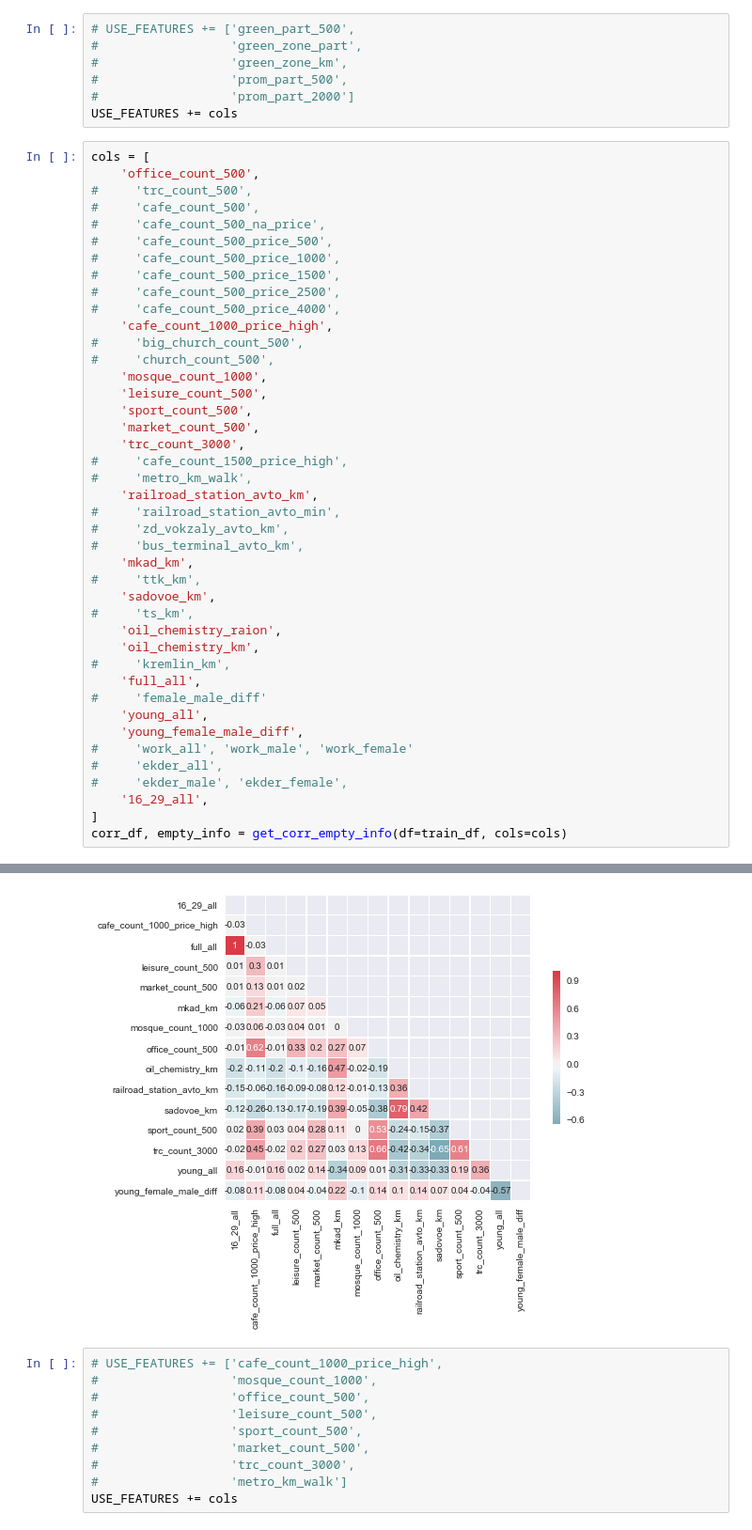
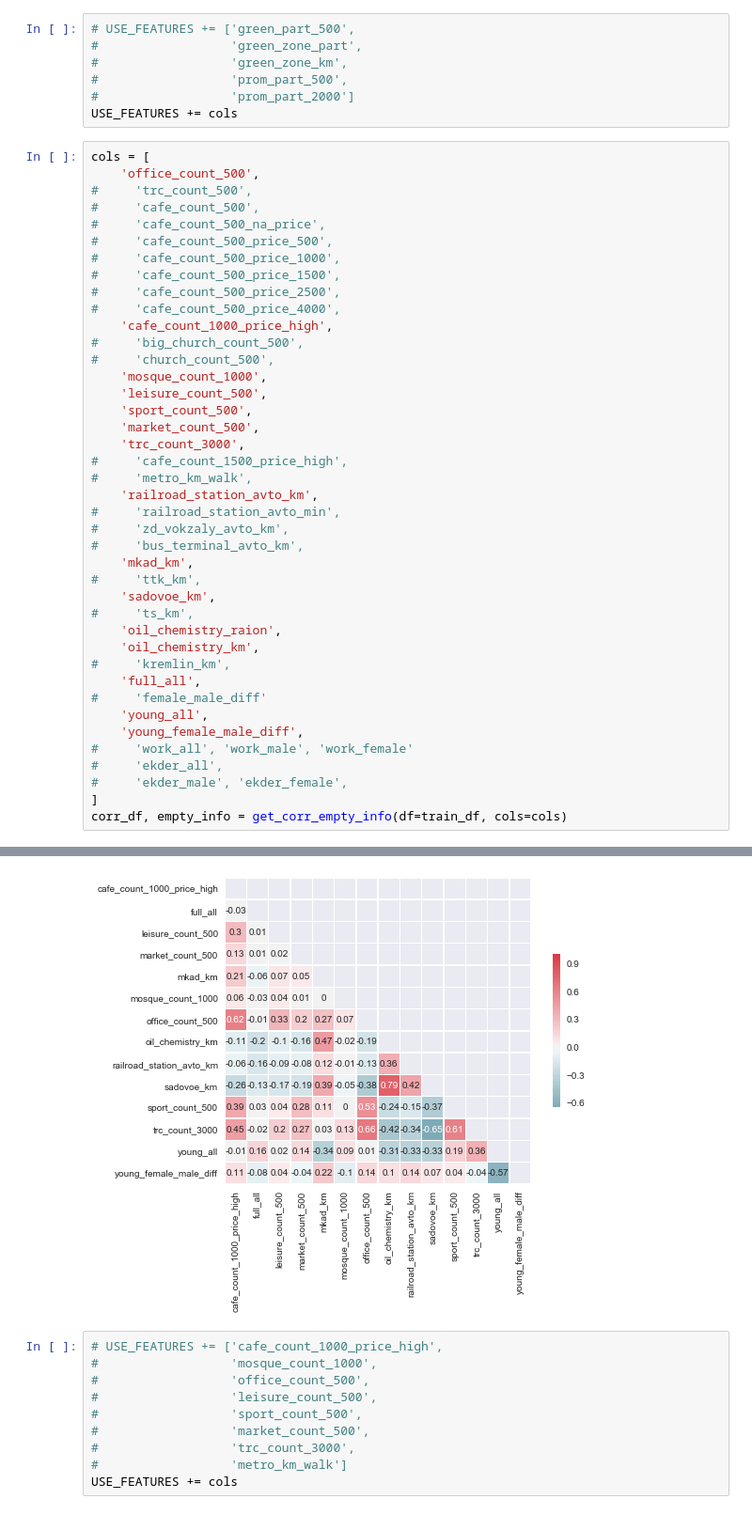
Before and after one commit to AndrewSukhobok95/HousePriceAnalysis_with_shap, a Jupyter notebook: xgbPred.ipynb, the cells around one changed output, grey strips where cells are left out. Shown at 94% size. Cells and saved outputs as stored; diff of their text form.

```diff
--- a/xgbPred.ipynb
+++ b/xgbPred.ipynb
@@ -220,7 +220,6 @@ cols = [
 #     'work_all', 'work_male', 'work_female'
 #     'ekder_all',
 #     'ekder_male', 'ekder_female',
-    '16_29_all',
 ]
 corr_df, empty_info = get_corr_empty_info(df=train_df, cols=cols)
 # %% [output]
@@ -245,5 +243,5 @@ young_female_male_diff                1.0    int64
 ##########################################################
-[figure, old version]
+[figure, new version]
 # %%
 # USE_FEATURES += ['cafe_count_1000_price_high',
 #                  'mosque_count_1000',
```
Also changed, not shown: parts of 4 cells of this notebook.
